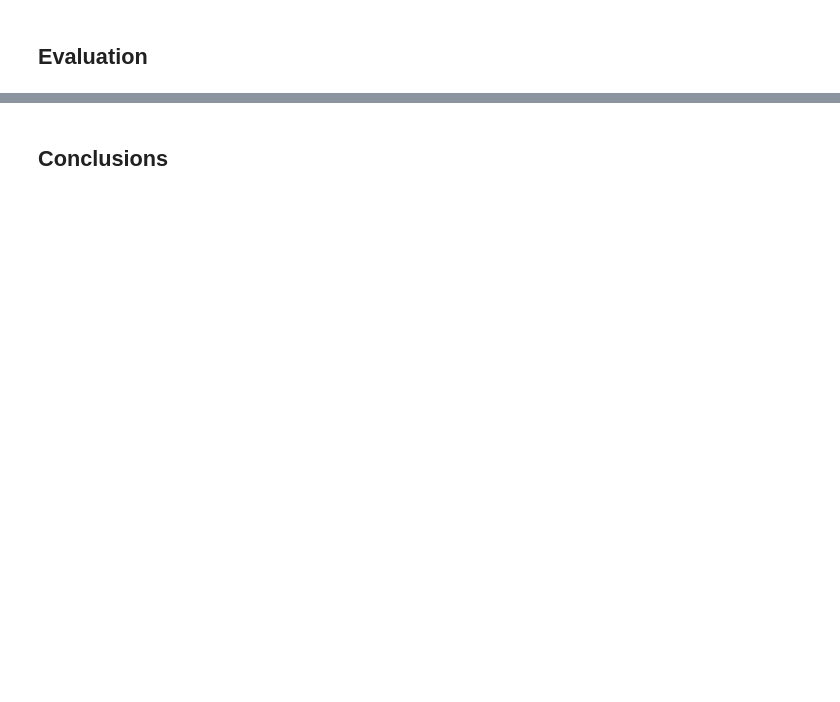
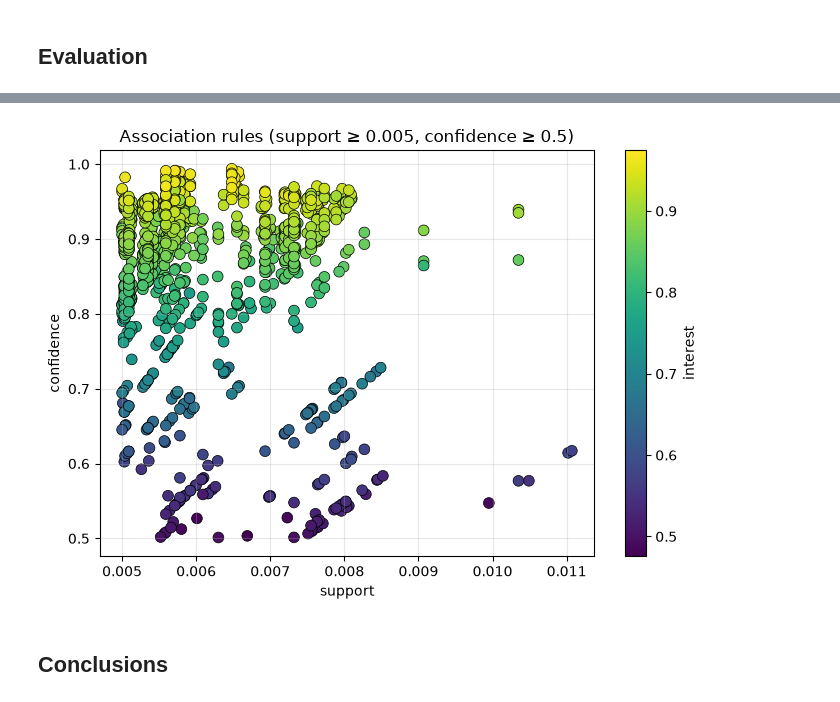
Before and after one commit to lavanda888boy/DataMining_Labs, a Jupyter notebook: notebooks/Lab_2.ipynb, the cells around one changed output, grey strips where cells are left out. Saved outputs shown, nothing was run; the diff lists cells and outputs as text; code cells hidden in the pictures; blank space fills up the shorter version.

```diff
--- a/notebooks/Lab_2.ipynb
+++ b/notebooks/Lab_2.ipynb
@@ -155,0 +266,26 @@ print(levels[3])
+# %%
+S_RULES, C_RULES = 0.005, 0.5
+levels = levels_by_s[S_RULES]
+
+rules = AprioriRules(S_RULES, C_RULES).generate_association_rules(levels)
+
+counts = {}
+
+for lv in levels.values():
+    counts.update(lv)
+
+rows = []
+
+for lhs, rhs, conf in rules:
+    rows.append(dict(
+        lhs=lhs, rhs=rhs,
+        support=counts[tuple(sorted(lhs + rhs))] / N_ALL,
+        confidence=conf,
+        interest=conf - counts[rhs] / N_ALL,
+    ))
+
+print(len(rows), "rules")
+
+for r in sorted(rows, key=lambda r: -r["interest"])[:10]:
+    print(r["lhs"], "->", r["rhs"],
+          f"supp={r['support']:.4f}  conf={r['confidence']:.2f}  interest={r['interest']:.2f}")
@@ -156,2 +344,18 @@ print(levels[3])
+# %%
+## 5: scatter plot of the association rules' confidence and interest
+plt.figure(figsize=(7, 5))
+
+sca = plt.scatter([r["support"] for r in rows],
+                  [r["confidence"] for r in rows],
+                  c=[r["interest"] for r in rows],
+                  cmap="viridis", s=60, edgecolors="k", linewidths=0.5)
+
+plt.colorbar(sca, label="interest")
+plt.xlabel("support"); plt.ylabel("confidence")
+plt.title(f"Association rules (support ≥ {S_RULES}, confidence ≥ {C_RULES})")
+plt.grid(alpha=.3)
+plt.tight_layout(); plt.show()
+# %% [output]
+[figure, added]
 # %% [markdown]
 ## Conclusions
```
Also changed, not shown: parts of 7 cells of this notebook.
